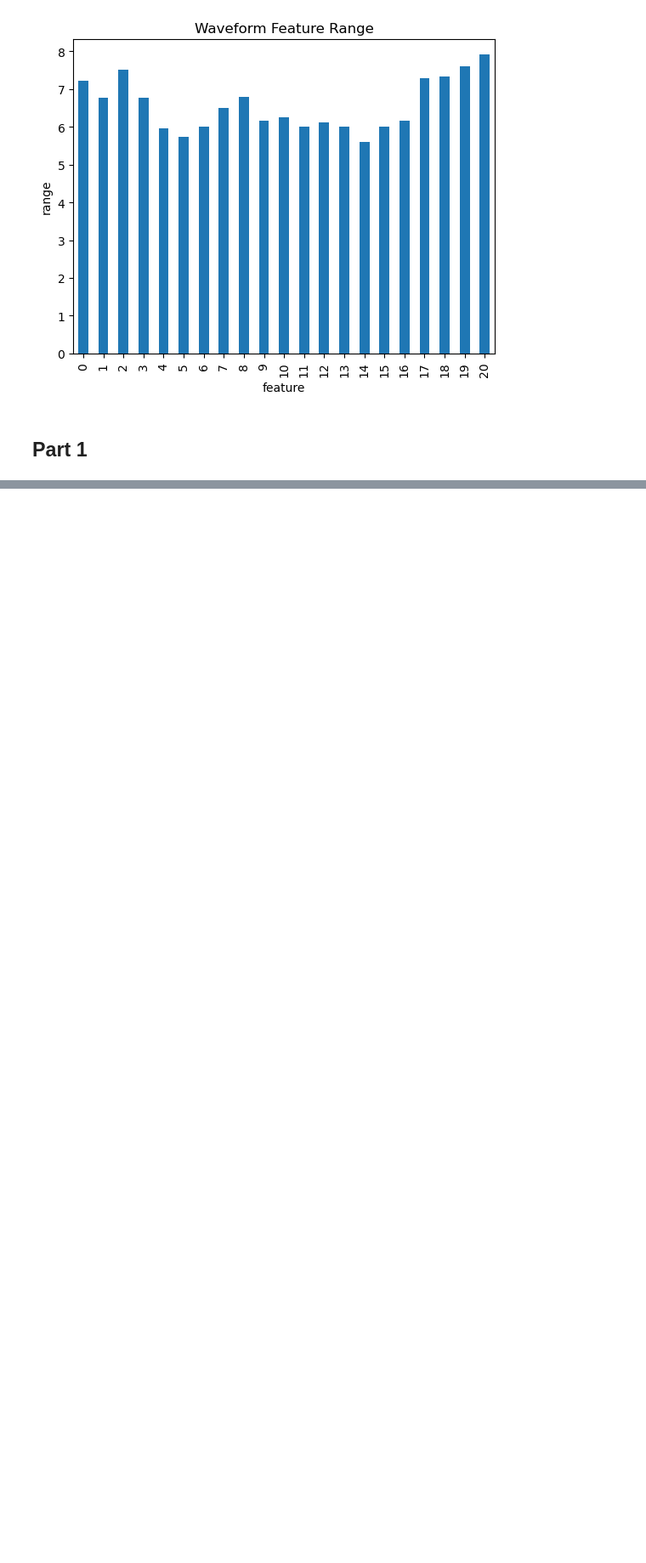
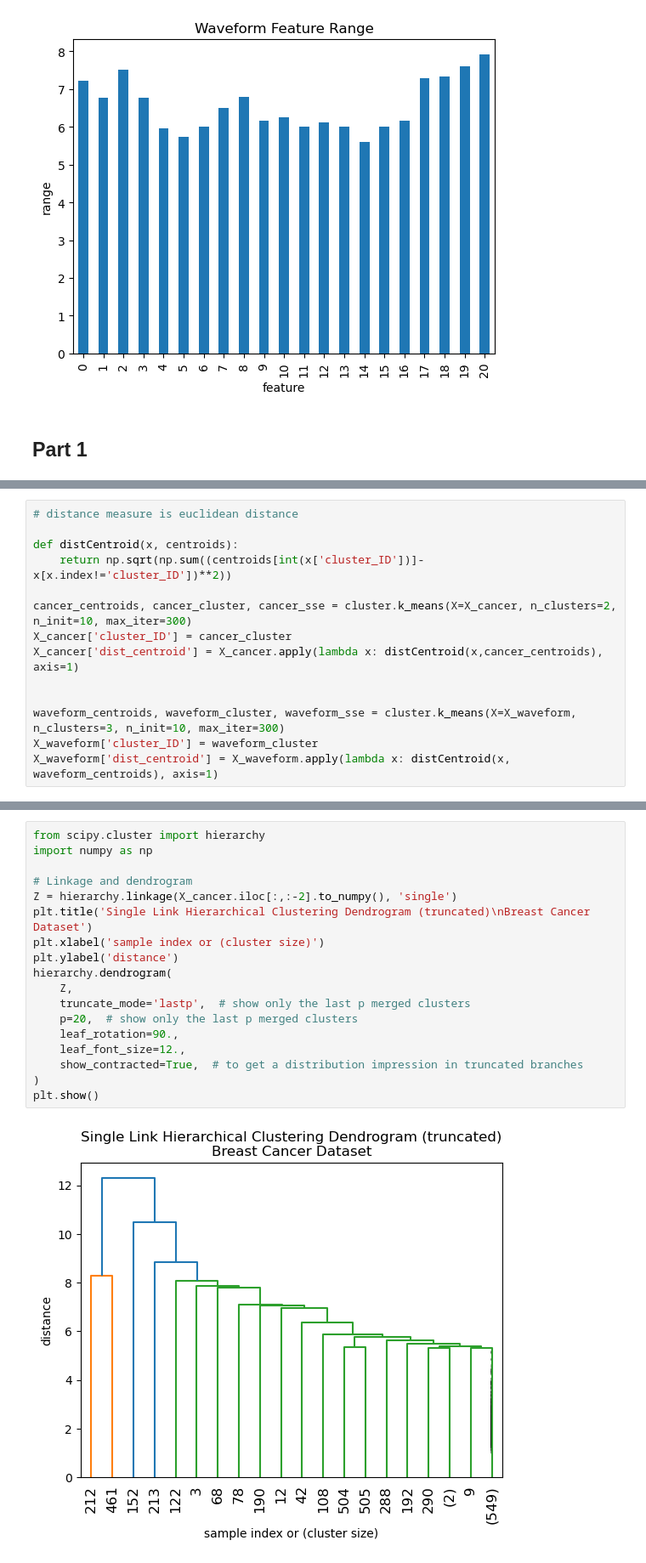
Before and after one commit to Syed-A-Naqvi/machine_learning, a Jupyter notebook: python_machine_learning/clustering/k_means/k_means_clustering.ipynb, the cells around one changed output, grey strips where cells are left out. Shown at 85% size. Drawn from its saved outputs; the diff is of its cells as text; blank space fills up the shorter version.

Commit message:
clustering lab complete

```diff
--- a/python_machine_learning/clustering/k_means/k_means_clustering.ipynb
+++ b/python_machine_learning/clustering/k_means/k_means_clustering.ipynb
@@ -122,0 +128,14 @@ Name: count, dtype: int64
+# %%
+# distance measure is euclidean distance
+
+def distCentroid(x, centroids):
+    return np.sqrt(np.sum((centroids[int(x['cluster_ID'])]-x[x.index!='cluster_ID'])**2))
+
+cancer_centroids, cancer_cluster, cancer_sse = cluster.k_means(X=X_cancer, n_clusters=2, n_init=10, max_iter=300)
+X_cancer['cluster_ID'] = cancer_cluster
+X_cancer['dist_centroid'] = X_cancer.apply(lambda x: distCentroid(x,cancer_centroids), axis=1)
+
+
+waveform_centroids, waveform_cluster, waveform_sse = cluster.k_means(X=X_waveform, n_clusters=3, n_init=10, max_iter=300)
+X_waveform['cluster_ID'] = waveform_cluster
+X_waveform['dist_centroid'] = X_waveform.apply(lambda x: distCentroid(x, waveform_centroids), axis=1)
@@ -122,0 +239,20 @@ Name: count, dtype: int64
+# %%
+from scipy.cluster import hierarchy
+import numpy as np
+
+# Linkage and dendrogram
+Z = hierarchy.linkage(X_cancer.iloc[:,:-2].to_numpy(), 'single')
+plt.title('Single Link Hierarchical Clustering Dendrogram (truncated)\nBreast Cancer Dataset')
+plt.xlabel('sample index or (cluster size)')
+plt.ylabel('distance')
+hierarchy.dendrogram(
+    Z,
+    truncate_mode='lastp',  # show only the last p merged clusters
+    p=20,  # show only the last p merged clusters
+    leaf_rotation=90.,
+    leaf_font_size=12.,
+    show_contracted=True,  # to get a distribution impression in truncated branches
+)
+plt.show()
+# %% [output]
+[figure, added]
```
Also changed, not shown: parts of 11 cells of this notebook, 17 other files.
